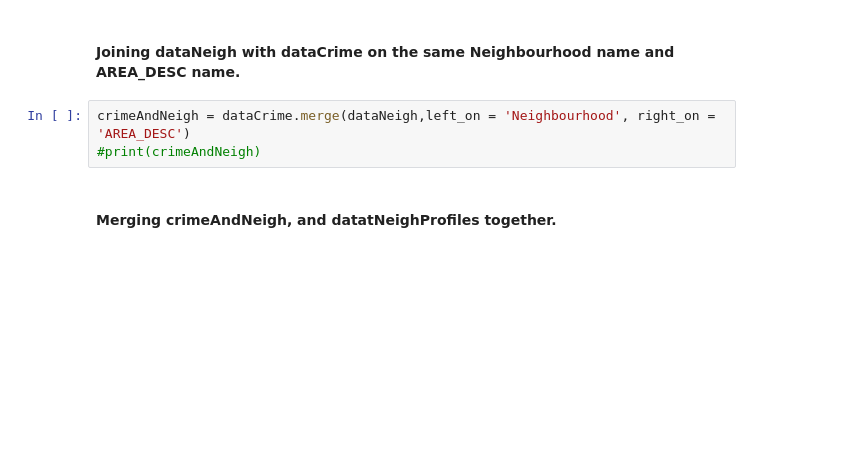
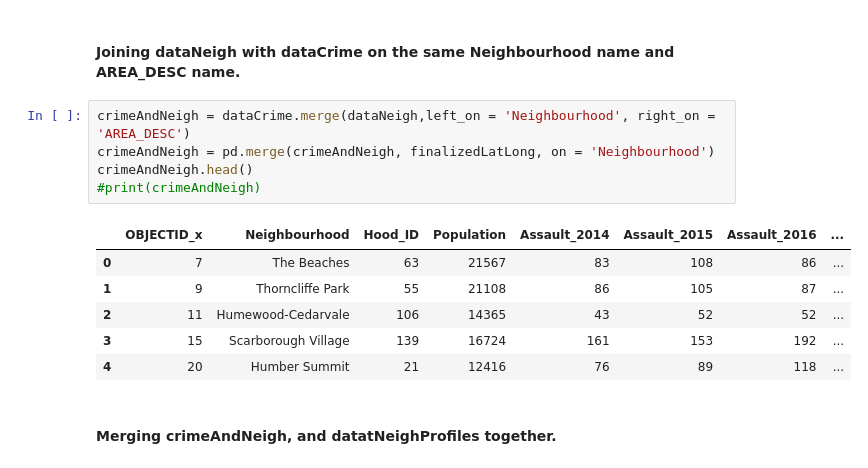
Before and after one commit to OwenMussy99/AI_Final_Proj, a Jupyter notebook: Final/AI_Final_Proj_Code.ipynb, the cells around one changed output. Saved outputs shown, nothing was run; the diff lists cells and outputs as text; blank space fills up the shorter version.

```diff
--- a/Final/AI_Final_Proj_Code.ipynb
+++ b/Final/AI_Final_Proj_Code.ipynb
@@ -114,7 +116,16 @@ dataNeigh = pd.read_csv ('Neighbourhoods-4326.csv')
 #### Joining dataNeigh with dataCrime on the same Neighbourhood name and AREA_DESC name.
 # %%
 crimeAndNeigh = dataCrime.merge(dataNeigh,left_on = 'Neighbourhood', right_on = 'AREA_DESC')
+crimeAndNeigh = pd.merge(crimeAndNeigh, finalizedLatLong, on = 'Neighbourhood')
+crimeAndNeigh.head()
 #print(crimeAndNeigh)
+# %% [output]
+|  | OBJECTID_x | Neighbourhood | Hood_ID | Population | Assault_2014 | Assault_2015 | Assault_2016 | ... |
+| 0 | 7 | The Beaches | 63 | 21567 | 83 | 108 | 86 | ... |
+| 1 | 9 | Thorncliffe Park | 55 | 21108 | 86 | 105 | 87 | ... |
+| 2 | 11 | Humewood-Cedarvale | 106 | 14365 | 43 | 52 | 52 | ... |
+| 3 | 15 | Scarborough Village | 139 | 16724 | 161 | 153 | 192 | ... |
+| 4 | 20 | Humber Summit | 21 | 12416 | 76 | 89 | 118 | ... |
 # %% [markdown]
 #### Merging crimeAndNeigh, and datatNeighProfiles together.
 # %%
```
Also changed, not shown: parts of 13 cells of this notebook.
